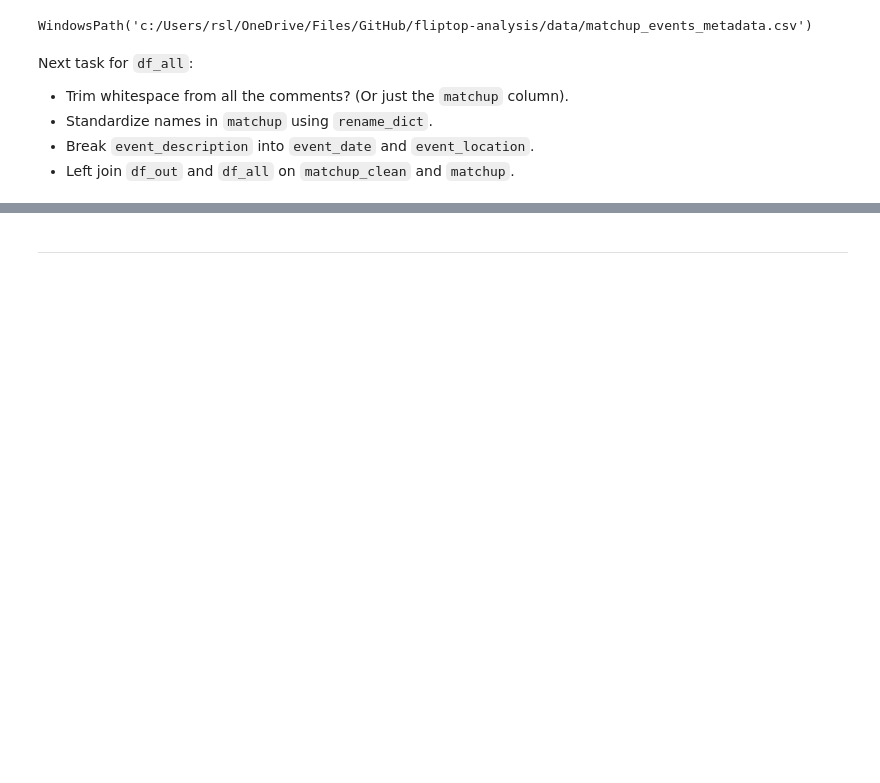
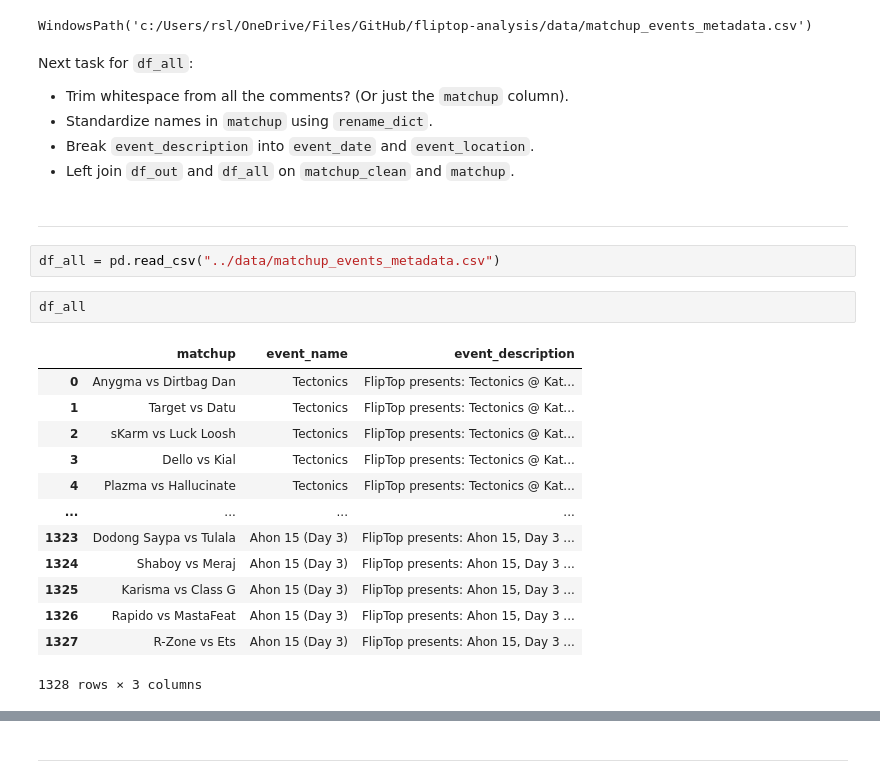
Before and after one commit to russluber/fliptop-analysis, a Jupyter notebook: notebooks/eda.ipynb, the cells around one changed output, grey strips where cells are left out. Drawn from its saved outputs; the diff is of its cells as text; blank space fills up the shorter version.

Commit message:
Set up cleaning pipeline for metadata DataFrame

```diff
--- a/notebooks/eda.ipynb
+++ b/notebooks/eda.ipynb
@@ -710,3 +663,23 @@ Next task for `df_all`:
 - Standardize names in `matchup` using `rename_dict`.
 - Break `event_description` into `event_date` and `event_location`.
 - Left join `df_out` and `df_all` on `matchup_clean` and `matchup`.
+# %% [markdown]
+---
+# %%
+df_all = pd.read_csv("../data/matchup_events_metadata.csv")
+# %%
+df_all
+# %% [output]
+|  | matchup | event_name | event_description |
+| 0 | Anygma vs Dirtbag Dan | Tectonics | FlipTop presents: Tectonics @ Kat... |
+| 1 | Target vs Datu | Tectonics | FlipTop presents: Tectonics @ Kat... |
+| 2 | sKarm vs Luck Loosh | Tectonics | FlipTop presents: Tectonics @ Kat... |
+| 3 | Dello vs Kial | Tectonics | FlipTop presents: Tectonics @ Kat... |
+| 4 | Plazma vs Hallucinate | Tectonics | FlipTop presents: Tectonics @ Kat... |
+| ... | ... | ... | ... |
+| 1323 | Dodong Saypa vs Tulala | Ahon 15 (Day 3) | FlipTop presents: Ahon 15, Day 3 ... |
+| 1324 | Shaboy vs Meraj | Ahon 15 (Day 3) | FlipTop presents: Ahon 15, Day 3 ... |
+| 1325 | Karisma vs Class G | Ahon 15 (Day 3) | FlipTop presents: Ahon 15, Day 3 ... |
+| 1326 | Rapido vs MastaFeat | Ahon 15 (Day 3) | FlipTop presents: Ahon 15, Day 3 ... |
+| 1327 | R-Zone vs Ets | Ahon 15 (Day 3) | FlipTop presents: Ahon 15, Day 3 ... |
+1328 rows × 3 columns
```
Also changed, not shown: parts of 12 cells of this notebook.
